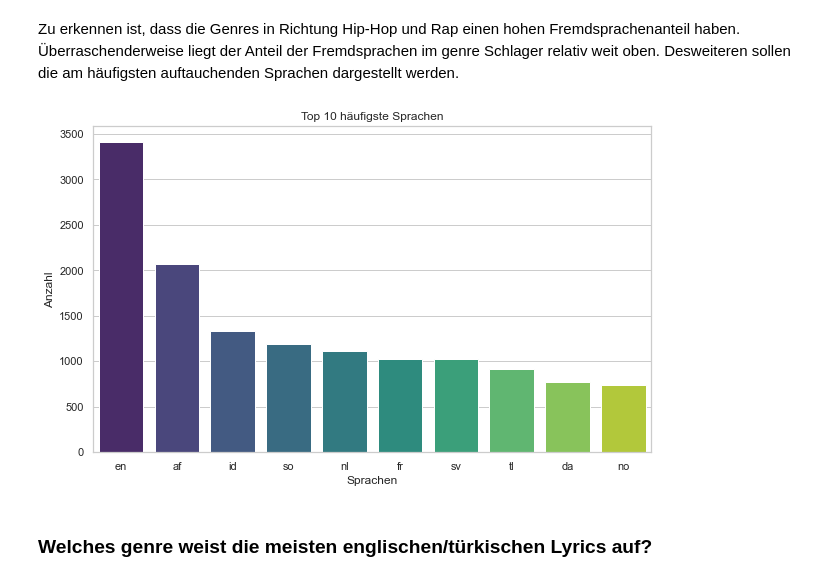
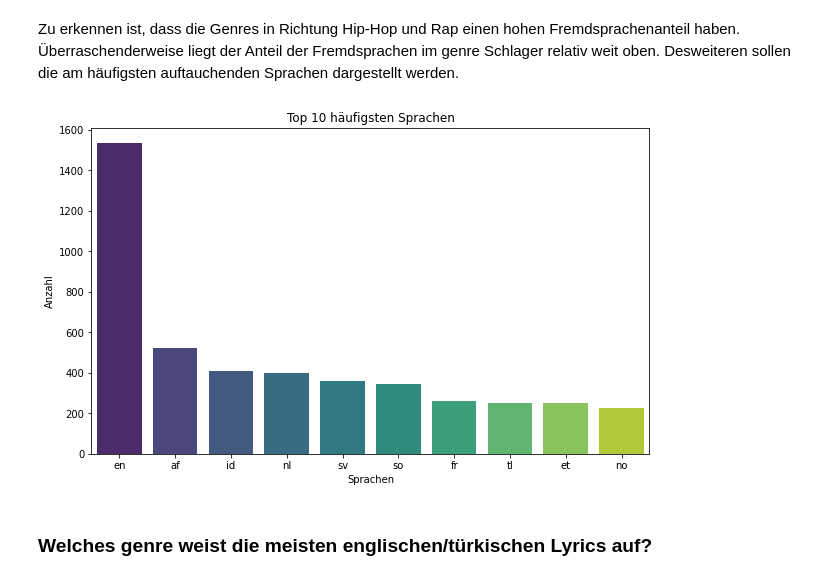
Before and after one commit to Richard-Sieg-TH-Koln/statistik-2-team-3, a Jupyter notebook: notebooks/spracherkennung.ipynb, the cells around one changed output. Cells and saved outputs as stored; diff of their text form; code cells hidden in the pictures.

```diff
--- a/notebooks/spracherkennung.ipynb
+++ b/notebooks/spracherkennung.ipynb
@@ -25,6 +25,7 @@ für jede der drei Sprachen haben ein Modell geladen, um die Texte dementspreche
 # %%
 # deutsches Modell
 nlp_de = spacy.load("de_core_news_md")
+words_de = set(nlp_de.vocab.strings)
 
 def get_lang_detector_de(nlp, name):
     return LanguageDetector()
@@ -93,9 +94,11 @@ for idx, row in df.iterrows():
         for sent in non_german_sents:
             lang = sent._.language['language']
             score = sent._.language['score']
-            languages.append(lang)
-            scores.append(score)
-            lyrics.append(sent.text)
+            words_not_in_de = [token.text.lower() for token in sent if token.text.lower() not in words_de]
+            if words_not_in_de:
+                languages.append(lang)
+                scores.append(score)
+                lyrics.append(sent.text)
         if len(languages) > 0:
             # Ergebnisse ins dictionary speichern
             result = {
@@ -152,19 +155,19 @@ Zu erkennen ist, dass die Genres in Richtung Hip-Hop und Rap einen hohen Fremdsp
 # %%
 import seaborn as sns
 import matplotlib.pyplot as plt
 
 # Zählen der häufigsten Sprachen pro Genre
 top_languages = non_ger_df['languages'].explode().value_counts().nlargest(10)
 
 # Visualisierung
 plt.figure(figsize=(10, 6))
 sns.barplot(x=top_languages.index, y=top_languages.values, palette='viridis')
-plt.title('Top 10 häufigste Sprachen')
+plt.title('Top 10 häufigsten Sprachen')
 plt.xlabel('Sprachen')
 plt.ylabel('Anzahl')
 plt.show()
 # %% [output]
-[figure, old version]
+[figure, new version]
 # %%
 import plotly.graph_objs as go
 
```
Also changed, not shown: parts of 1 cell of this notebook, 10 other files.
